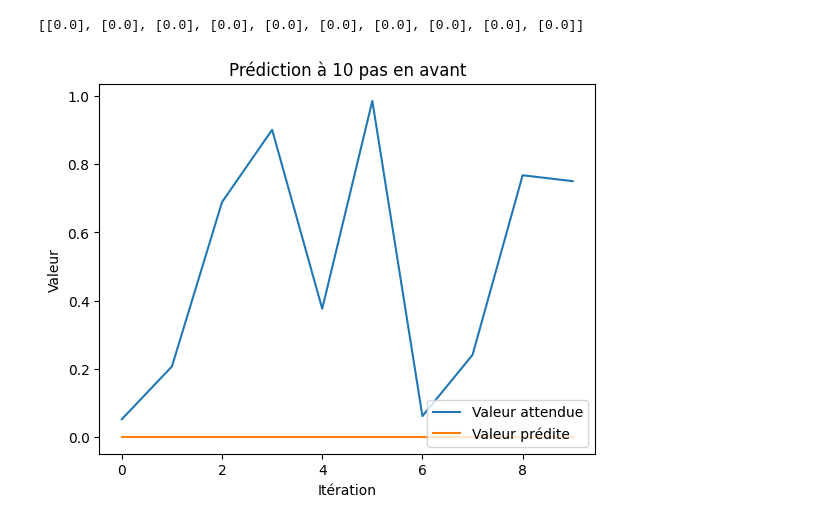
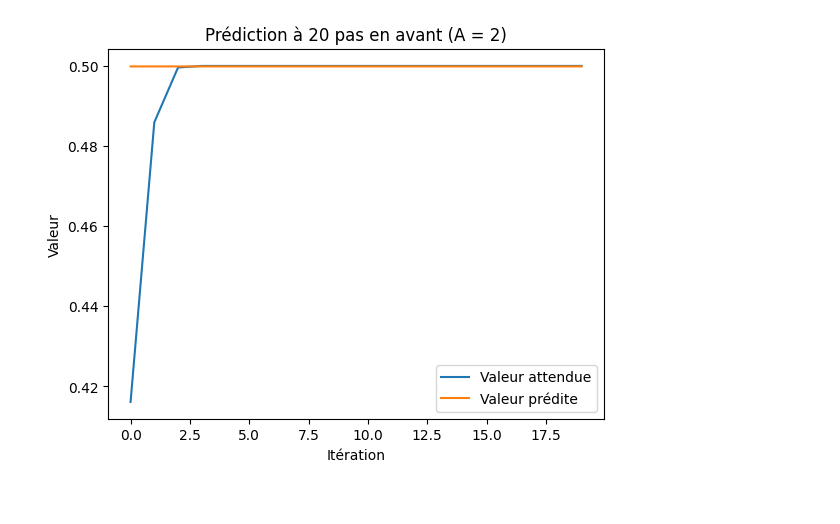
Before and after one commit to njiva-niaina/python-rna, a Jupyter notebook: GradientDescent.ipynb, the cells around one changed output. Cells and saved outputs as stored; diff of their text form; code cells hidden in the pictures.

```diff
--- a/GradientDescent.ipynb
+++ b/GradientDescent.ipynb
@@ -198,7 +201,7 @@ def predict_with_step_forward(prototype, desired_output, step, weight):
         used_prototype = np.delete(used_prototype, -1)
     return (prediction, outputs)
 # %%
-def plot_prediction(prototype, step, weight, desired_output, length=10):
+def plot_prediction(prototype, step, weight, desired_output, a_value=2, length=10):
     prediction, _desired_output = (
         predict(
             prototype=prototype,
@@ -220,13 +223,25 @@ def plot_prediction(prototype, step, weight, desired_output, length=10):
     ax.set_xlabel("Itération")
     ax.set_ylabel("Valeur")
     ax.legend(["Valeur attendue", "Valeur prédite"], loc="lower right")
-    plt.title(f"Prédiction à {step} pas en avant")
+    plt.title(f"Prédiction à {step} pas en avant (A = {a_value})")
     plt.show()
 # %%
-arch = (2, 3, 1)
-initial_weight = generate_network_weight(arch)
-val = Takens.generate_func_values(a=4.2, initial_value=0.1, range_number=500)
+val = Takens.generate_func_values(a=2, initial_value=0.1, range_number=500)
 seq = Takens.generate_sequence(time_series=val, dimension=2, delay=1).flatten()
-prototype = seq.reshape(int(len(seq) / arch[0]), arch[0])
-desired_output = np.array([[val[i]] for i in range(arch[0], len(val))])
 learning_step = 0.1
+# %%
+arch = [(2,1,1), (2,2,1), (2,3,1), (2,4,1), (2,5,1)]
+W = []
+Q_ERRORS = []
+for a in arch:
+    prototype = seq.reshape(int(len(seq) / a[0]), a[0])
+    desired_output = np.array([[val[i]] for i in range(a[0], len(val))])
+    initial_weight = generate_network_weight(a)
+    _, q_errors = train_with_epoch(
+        initial_weight=initial_weight,
+        learning_step=learning_step,
+        desired_output=desired_output,
+        prototype=prototype,
+        epoch=1
+    )
+    Q_ERRORS.append(q_errors)
@@ -233,4 +258,7 @@ learning_step = 0.1
 # %%
+initial_weight = generate_network_weight((2,1,1))
+desired_output = np.array([[val[i]] for i in range(a[0], len(val))])
+prototype = seq.reshape(int(len(seq) / 2), 2)
 w, q_errors = train_with_epoch(
     initial_weight=initial_weight,
     learning_step=learning_step,
@@ -250,5 +269,4 @@ plt.show()
 # %%
-plot_prediction(prototype=prototype, step=10, weight=w[-1], desired_output=desired_output)
+plot_prediction(prototype=prototype, step=20, weight=w[-1], desired_output=desired_output)
 # %% [output]
-[[0.0], [0.0], [0.0], [0.0], [0.0], [0.0], [0.0], [0.0], [0.0], [0.0]]
-[figure, old version]
+[figure, new version]
```
Also changed, not shown: parts of 3 cells of this notebook, 2 other files.
